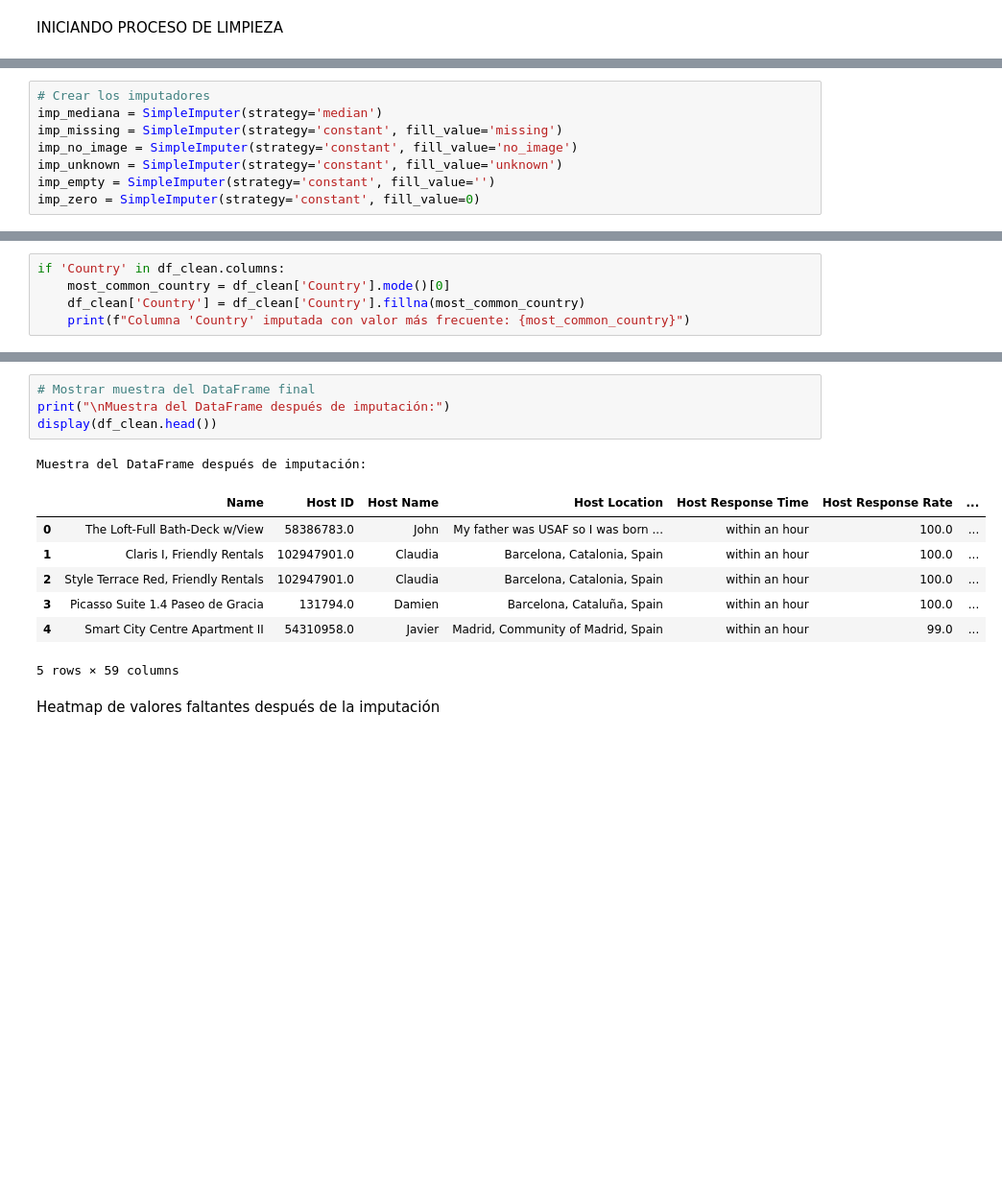
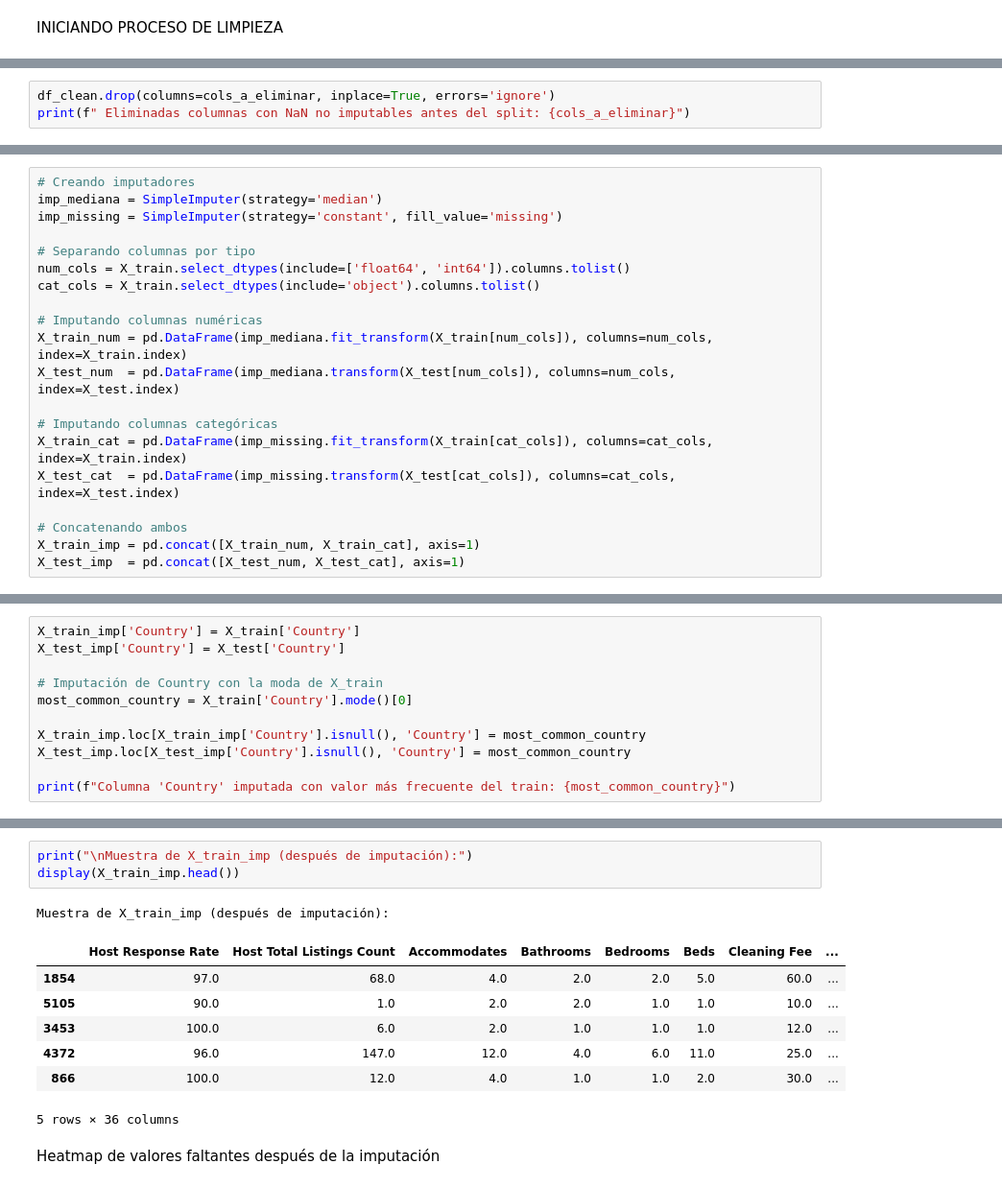
Before and after one commit to gonzalezulises/airbnb-pricing-ml, a Jupyter notebook: notebooks/01. Exploracion de datos y preparacion.ipynb, the cells around one changed output, grey strips where cells are left out. Shown at 96% size. Saved outputs shown, nothing was run; the diff lists cells and outputs as text; blank space fills up the shorter version.

```diff
--- a/notebooks/01. Exploracion de datos y preparacion.ipynb
+++ b/notebooks/01. Exploracion de datos y preparacion.ipynb
@@ -330,0 +441,3 @@ Muestra del DataFrame después de la limpieza inicial:
+# %%
+df_clean.drop(columns=cols_a_eliminar, inplace=True, errors='ignore')
+print(f" Eliminadas columnas con NaN no imputables antes del split: {cols_a_eliminar}")
@@ -642,9 +540,21 @@ zero_cols = [col for col in zero_cols if col in df_clean.columns]
 # %%
-# Crear los imputadores
+# Creando imputadores
 imp_mediana = SimpleImputer(strategy='median')
 imp_missing = SimpleImputer(strategy='constant', fill_value='missing')
-imp_no_image = SimpleImputer(strategy='constant', fill_value='no_image')
-imp_unknown = SimpleImputer(strategy='constant', fill_value='unknown')
-imp_empty = SimpleImputer(strategy='constant', fill_value='')
-imp_zero = SimpleImputer(strategy='constant', fill_value=0)
+
+# Separando columnas por tipo
+num_cols = X_train.select_dtypes(include=['float64', 'int64']).columns.tolist()
+cat_cols = X_train.select_dtypes(include='object').columns.tolist()
+
+# Imputando columnas numéricas
+X_train_num = pd.DataFrame(imp_mediana.fit_transform(X_train[num_cols]), columns=num_cols, index=X_train.index)
+X_test_num  = pd.DataFrame(imp_mediana.transform(X_test[num_cols]), columns=num_cols, index=X_test.index)
+
+# Imputando columnas categóricas
+X_train_cat = pd.DataFrame(imp_missing.fit_transform(X_train[cat_cols]), columns=cat_cols, index=X_train.index)
+X_test_cat  = pd.DataFrame(imp_missing.transform(X_test[cat_cols]), columns=cat_cols, index=X_test.index)
+
+# Concatenando ambos
+X_train_imp = pd.concat([X_train_num, X_train_cat], axis=1)
+X_test_imp  = pd.concat([X_test_num, X_test_cat], axis=1)
 # %%
@@ -670,6 +567,12 @@ if zero_cols:
 # %%
-if 'Country' in df_clean.columns:
-    most_common_country = df_clean['Country'].mode()[0]
-    df_clean['Country'] = df_clean['Country'].fillna(most_common_country)
-    print(f"Columna 'Country' imputada con valor más frecuente: {most_common_country}")
+X_train_imp['Country'] = X_train['Country']
+X_test_imp['Country'] = X_test['Country']
+
+# Imputación de Country con la moda de X_train
+most_common_country = X_train['Country'].mode()[0]
+
+X_train_imp.loc[X_train_imp['Country'].isnull(), 'Country'] = most_common_country
+X_test_imp.loc[X_test_imp['Country'].isnull(), 'Country'] = most_common_country
+
+print(f"Columna 'Country' imputada con valor más frecuente del train: {most_common_country}")
 # %% [output]
@@ -693,16 +608,15 @@ No quedan valores faltantes en el dataset.
 # %%
-# Mostrar muestra del DataFrame final
-print("\nMuestra del DataFrame después de imputación:")
-display(df_clean.head())
+print("\nMuestra de X_train_imp (después de imputación):")
+display(X_train_imp.head())
 # %% [output]
-Muestra del DataFrame después de imputación:
+Muestra de X_train_imp (después de imputación):
-|  | Name | Host ID | Host Name | Host Location | Host Response Time | Host Response Rate | ... |
-| 0 | The Loft-Full Bath-Deck w/View | 58386783.0 | John | My father was USAF so I was born ... | within an hour | 100.0 | ... |
-| 1 | Claris I, Friendly Rentals | 102947901.0 | Claudia | Barcelona, Catalonia, Spain | within an hour | 100.0 | ... |
-| 2 | Style Terrace Red, Friendly Rentals | 102947901.0 | Claudia | Barcelona, Catalonia, Spain | within an hour | 100.0 | ... |
-| 3 | Picasso Suite 1.4 Paseo de Gracia | 131794.0 | Damien | Barcelona, Cataluña, Spain | within an hour | 100.0 | ... |
-| 4 | Smart City Centre Apartment II | 54310958.0 | Javier | Madrid, Community of Madrid, Spain | within an hour | 99.0 | ... |
+|  | Host Response Rate | Host Total Listings Count | Accommodates | Bathrooms | Bedrooms | Beds | Cleaning Fee | ... |
+| 1854 | 97.0 | 68.0 | 4.0 | 2.0 | 2.0 | 5.0 | 60.0 | ... |
+| 5105 | 90.0 | 1.0 | 2.0 | 2.0 | 1.0 | 1.0 | 10.0 | ... |
+| 3453 | 100.0 | 6.0 | 2.0 | 1.0 | 1.0 | 1.0 | 12.0 | ... |
+| 4372 | 96.0 | 147.0 | 12.0 | 4.0 | 6.0 | 11.0 | 25.0 | ... |
+| 866 | 100.0 | 12.0 | 4.0 | 1.0 | 1.0 | 2.0 | 30.0 | ... |
-5 rows × 59 columns
+5 rows × 36 columns
 # %% [markdown]
  Heatmap de valores faltantes después de la imputación
 # %%
```
Also changed, not shown: parts of 83 cells of this notebook.
